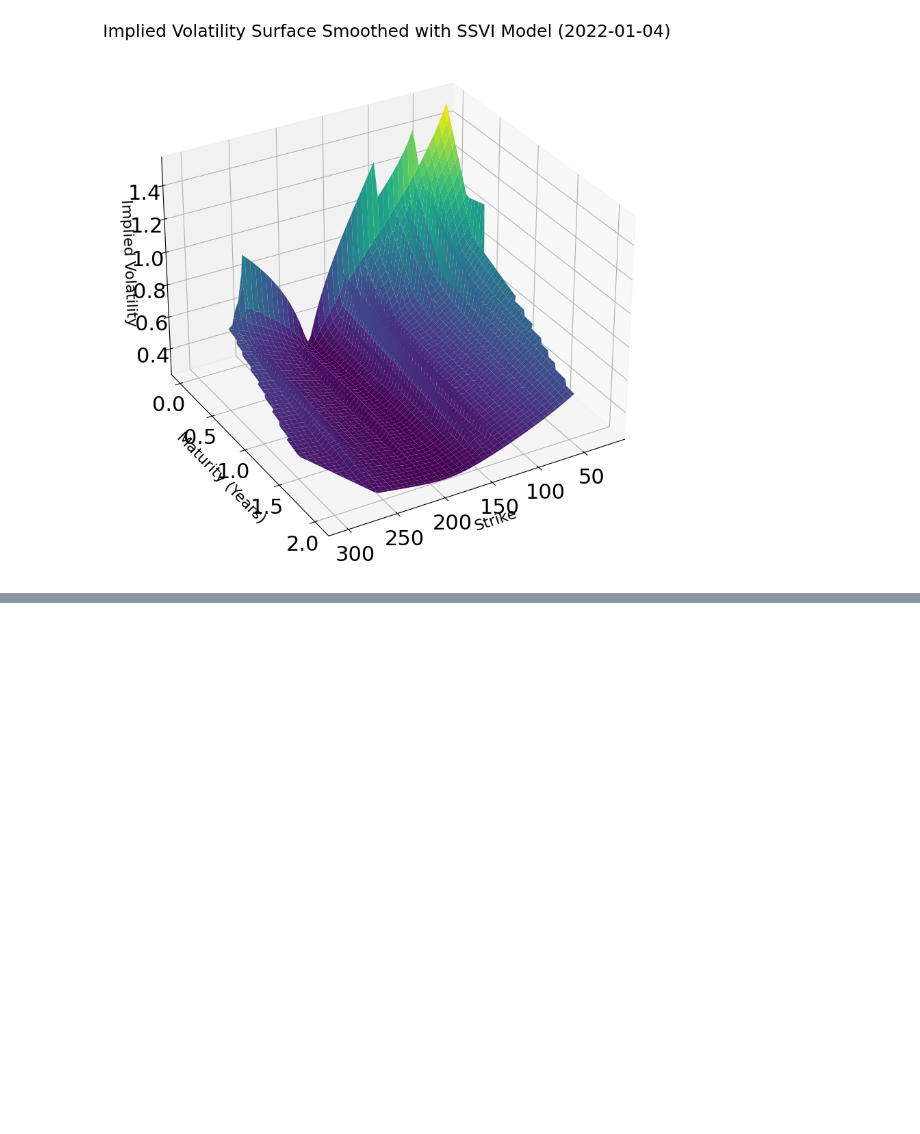
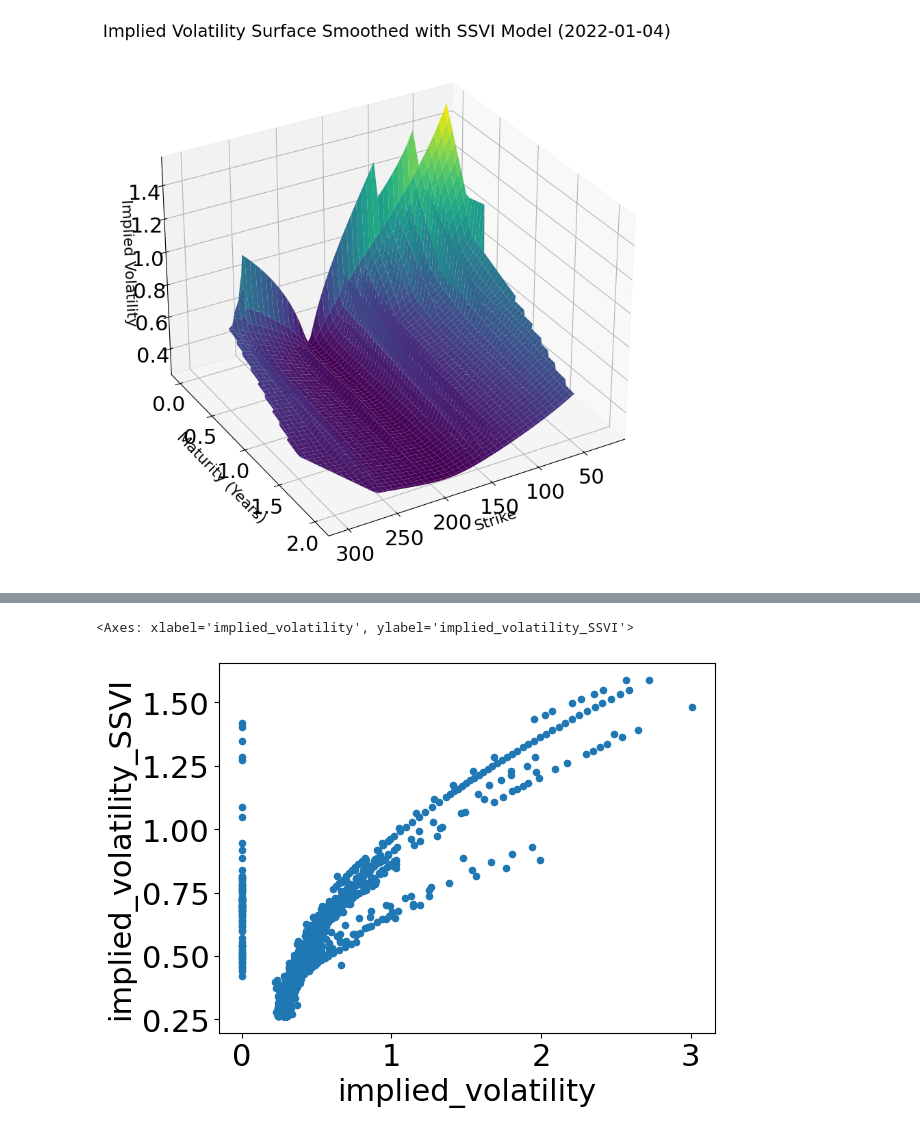
Before and after one commit to BaptisteZloch/Dauphine-Lecture-Volatility, a Jupyter notebook: notebooks/Lecture_2.ipynb, the cells around one changed output, grey strips where cells are left out. Saved outputs shown, nothing was run; the diff lists cells and outputs as text; code cells hidden in the pictures; blank space fills up the shorter version.

```diff
--- a/notebooks/Lecture_2.ipynb
+++ b/notebooks/Lecture_2.ipynb
@@ -384,0 +397,19 @@ ax.view_init(elev=30, azim=60)  # Adjust azimuth and elevation as needed
+# %%
+df_options['mid_BS'] = black_scholes_price(
+    S=df_options['spot'],
+    K=df_options['strike'],
+    option_type=df_options['call_put'],
+    r=df_options['risk_free_rate'],
+    T=df_options['day_to_expiration']/365.25,
+    sigma=df_options['implied_volatility_SSVI']
+
+)
+df_options[[ 'delta_BS', 'gamma_BS', 'vega_BS', 'theta_BS','rho_BS']] = black_scholes_greeks(
+    S=df_options['spot'],
+    K=df_options['strike'],
+    option_type=df_options['call_put'],
+    r=df_options['risk_free_rate'],
+    T=df_options['day_to_expiration']/365.25,
+    sigma=df_options['implied_volatility_SSVI']
+)
+df_options.head()
@@ -384,0 +424,5 @@ ax.view_init(elev=30, azim=60)  # Adjust azimuth and elevation as needed
+# %%
+df_options.plot.scatter(x='implied_volatility', y='implied_volatility_SSVI')
+# %% [output]
+<Axes: xlabel='implied_volatility', ylabel='implied_volatility_SSVI'>
+[figure, added]
```
Also changed, not shown: parts of 14 cells of this notebook.
